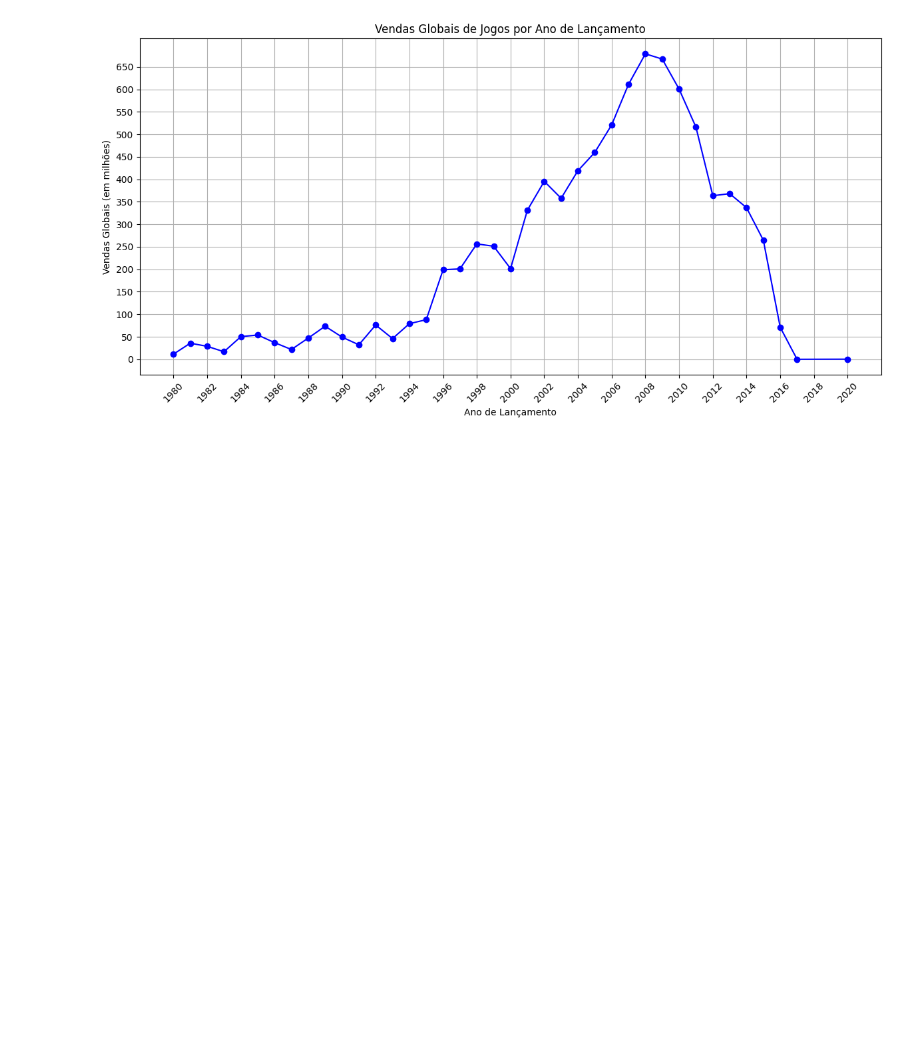
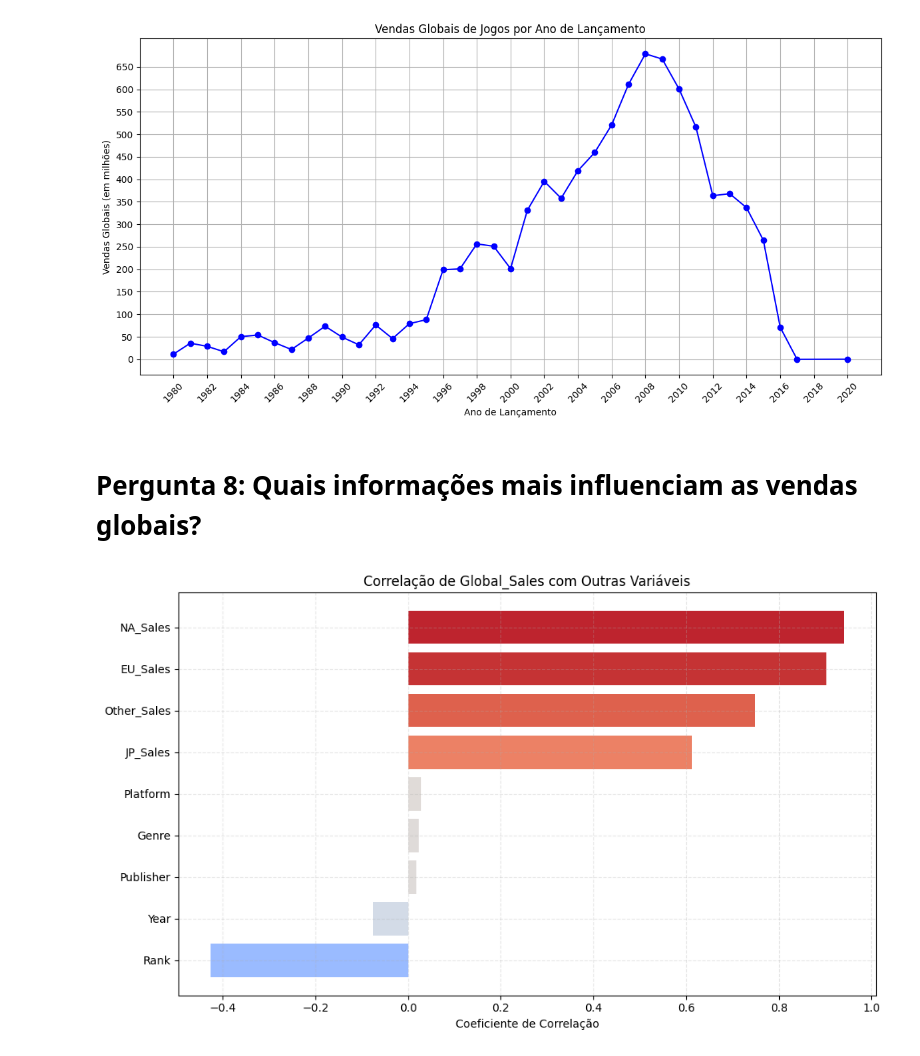
Before and after one commit to AlexandrePossari/ProjetoC111, a Jupyter notebook: main.ipynb, the cells around one changed output. Drawn from its saved outputs; the diff is of its cells as text; code cells hidden in the pictures; blank space fills up the shorter version.

```diff
--- a/main.ipynb
+++ b/main.ipynb
@@ -209,3 +211,30 @@ plt.yticks(ticks=np.arange(vendas_por_ano['Global_Sales'].min(), vendas_por_ano[
 plt.show()
 # %% [output]
 [figure]
+# %% [markdown]
+# Pergunta 8: Quais informações mais influenciam as vendas globais?
+# %%
+df_encoded = df.copy()
+
+categorical_cols = ['Platform', 'Genre', 'Publisher']
+
+le = LabelEncoder()
+for col in categorical_cols:
+    df_encoded[col] = le.fit_transform(df_encoded[col])
+
+numeric_df = df_encoded.select_dtypes(include=['int64', 'float64'])
+
+corr = numeric_df.corr()
+
+global_sales_corr = corr['Global_Sales'].drop('Global_Sales')
+global_sales_corr = global_sales_corr.sort_values()
+
+plt.figure(figsize=(10, 6))
+plt.barh(global_sales_corr.index, global_sales_corr.values, color=plt.cm.coolwarm((global_sales_corr.values + 1) / 2))
+plt.xlabel('Coeficiente de Correlação')
+plt.title('Correlação de Global_Sales com Outras Variáveis')
+plt.grid(True, linestyle='--', alpha=0.3)
+plt.tight_layout()
+plt.show()
+# %% [output]
+[figure, added]
```
Also changed, not shown: parts of 6 cells of this notebook.
